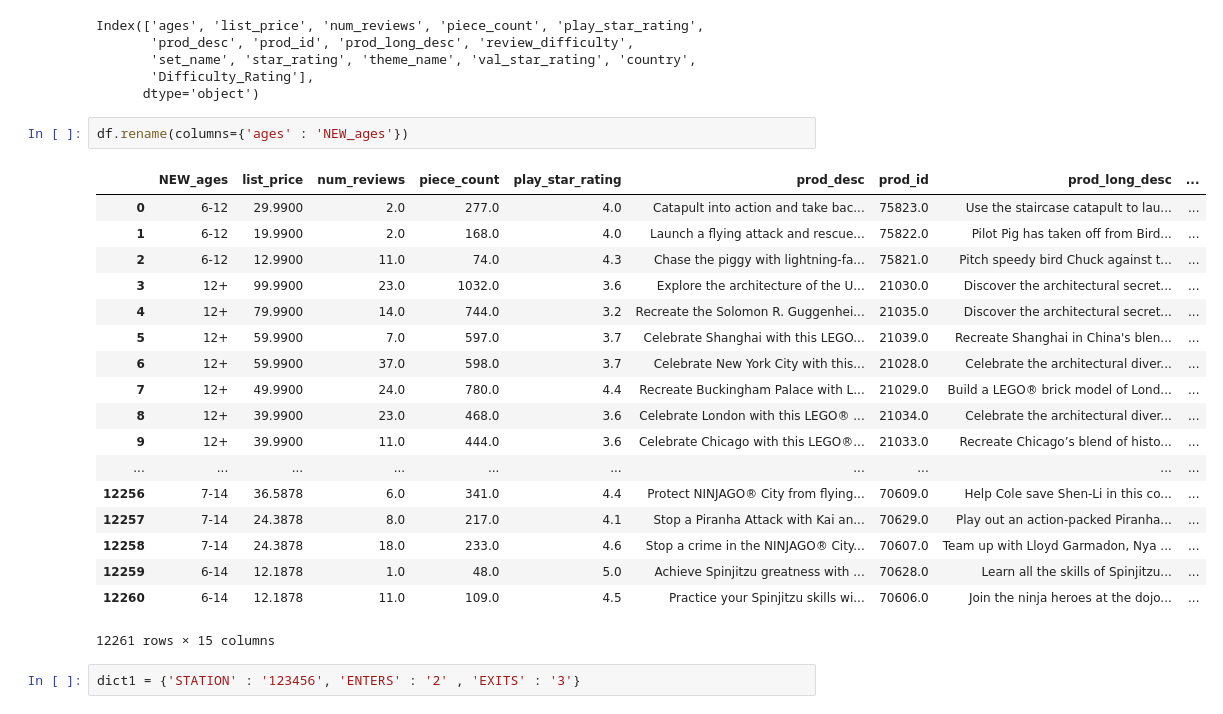
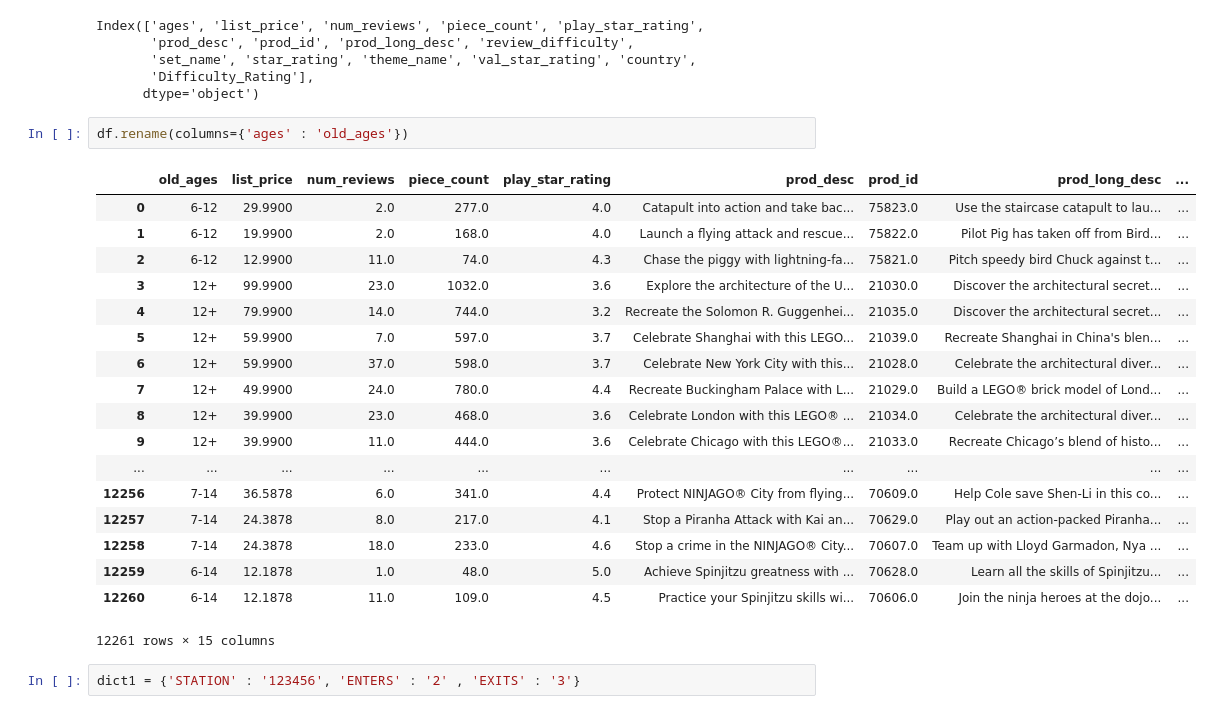
Before and after one commit to Felspay/ds-skillls-dict-practice-nyc-ds-100218, a Jupyter notebook: index.ipynb, the cells around one changed output. Drawn from its saved outputs; the diff is of its cells as text.

```diff
--- a/index.ipynb
+++ b/index.ipynb
@@ -37,9 +37,9 @@ Index(['ages', 'list_price', 'num_reviews', 'piece_count', 'play_star_rating',
        'Difficulty_Rating'],
       dtype='object')
 # %%
-df.rename(columns={'ages' : 'NEW_ages'})
+df.rename(columns={'ages' : 'old_ages'})
 # %% [output]
-|  | NEW_ages | list_price | num_reviews | piece_count | play_star_rating | prod_desc | prod_id | prod_long_desc | ... |
+|  | old_ages | list_price | num_reviews | piece_count | play_star_rating | prod_desc | prod_id | prod_long_desc | ... |
 | 0 | 6-12 | 29.9900 | 2.0 | 277.0 | 4.0 | Catapult into action and take bac... | 75823.0 | Use the staircase catapult to lau... | ... |
 | 1 | 6-12 | 19.9900 | 2.0 | 168.0 | 4.0 | Launch a flying attack and rescue... | 75822.0 | Pilot Pig has taken off from Bird... | ... |
 | 2 | 6-12 | 12.9900 | 11.0 | 74.0 | 4.3 | Chase the piggy with lightning-fa... | 75821.0 | Pitch speedy bird Chuck against t... | ... |
```
